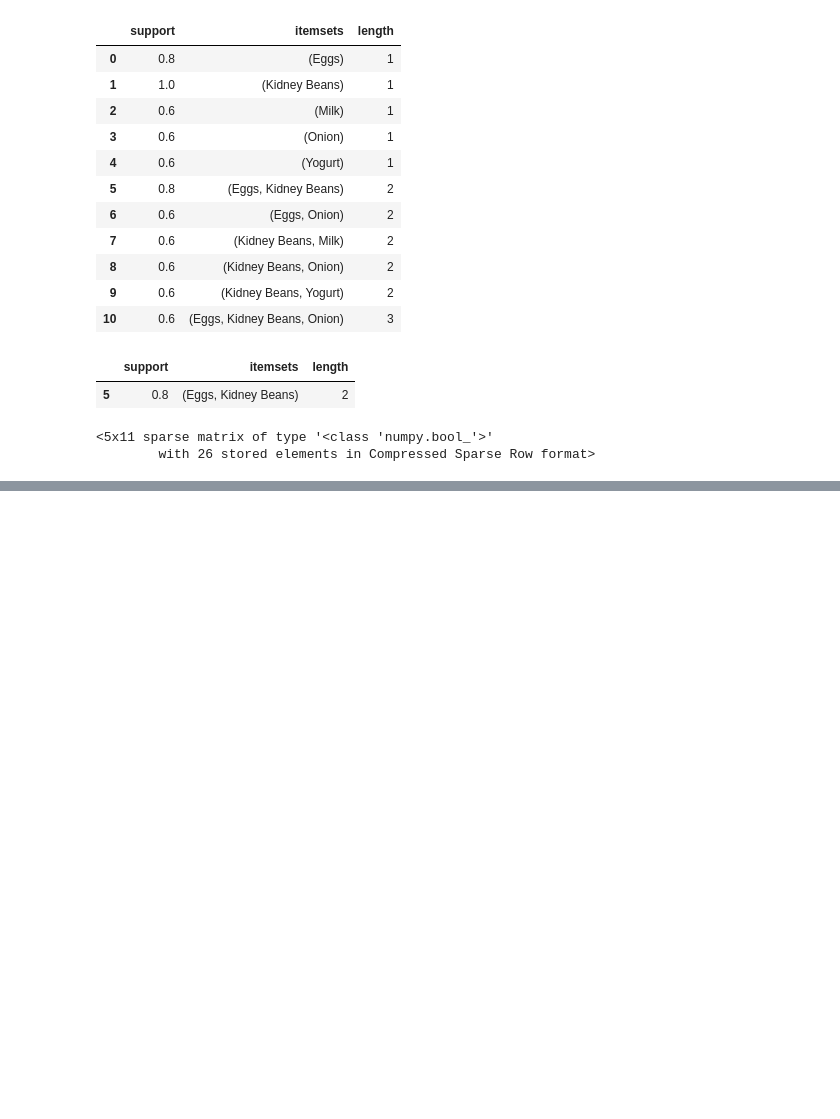
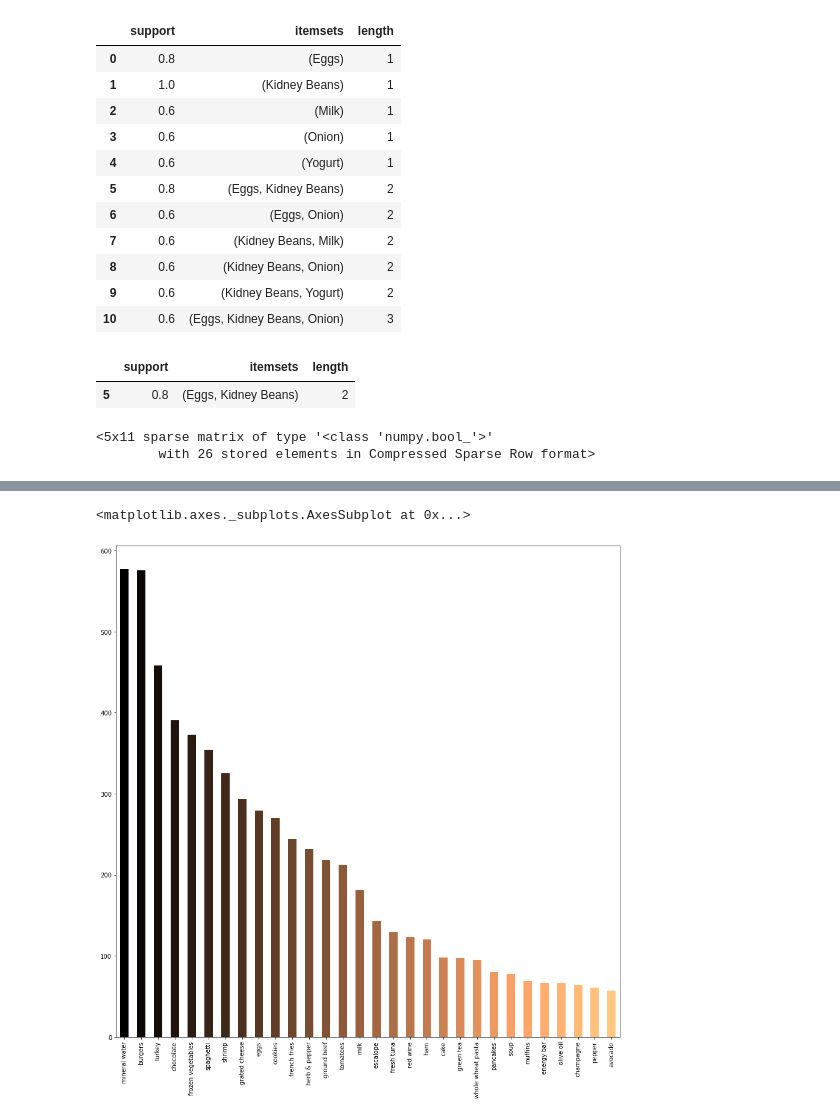
Before and after one commit to ineed-coffee/multicampus-AI-engineering, a Jupyter notebook: AI 학습을 위한 데이터 가공 및 시각화/20.09.16/test0916.ipynb, the cells around one changed output, grey strips where cells are left out. Cells and saved outputs as stored; diff of their text form; code cells hidden in the pictures; blank space fills up the shorter version.

```diff
--- a/AI 학습을 위한 데이터 가공 및 시각화/20.09.16/test0916.ipynb
+++ b/AI 학습을 위한 데이터 가공 및 시각화/20.09.16/test0916.ipynb
@@ -169,0 +207,5 @@ te.fit(dataset).transform(dataset,sparse=True)
+# %%
+data[0].value_counts().head(30).plot.bar(color=plt.cm.copper(np.linspace(0,1,30)))
+# %% [output]
+<matplotlib.axes._subplots.AxesSubplot at 0x...>
+[figure, added]
```
Also changed, not shown: parts of 7 cells of this notebook.
